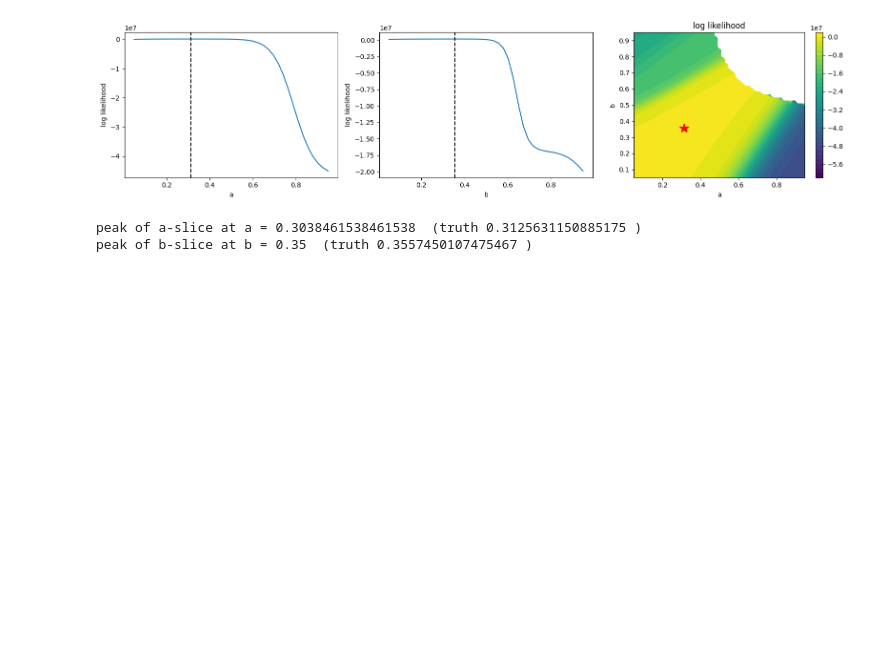
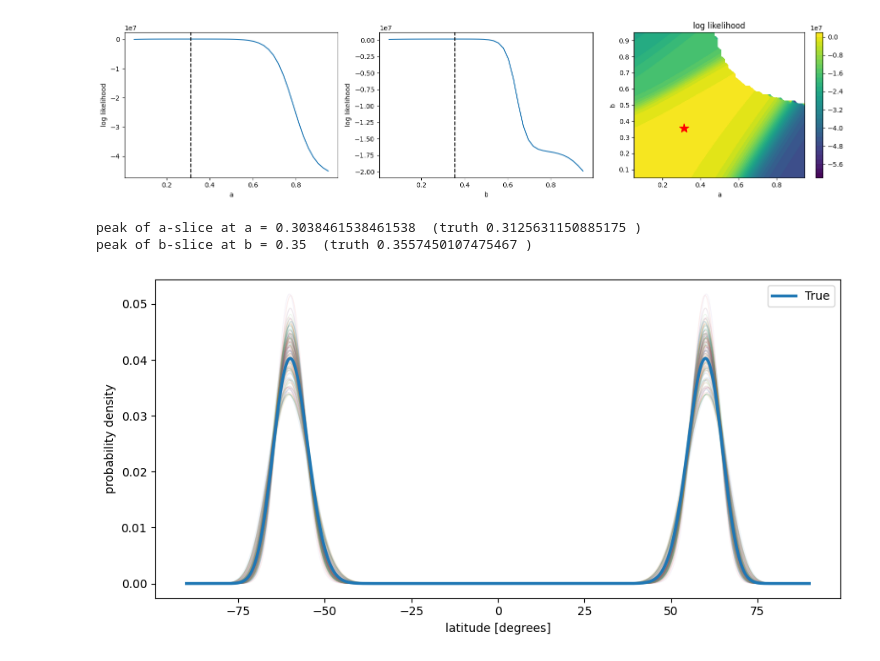
Before and after one commit to farr/StarryStarryProcessJaxoplanet, a Jupyter notebook: inferring_active_lats.ipynb, the cells around one changed output. Cells and saved outputs as stored; diff of their text form; code cells hidden in the pictures; blank space fills up the shorter version.

```diff
--- a/inferring_active_lats.ipynb
+++ b/inferring_active_lats.ipynb
@@ -452,3 +481,36 @@ print("peak of b-slice at b =",grid[np.nanargmax(ll_b)]," (truth",b_true,")")
 [figure]
 peak of a-slice at a = 0.3038461538461538  (truth 0.3125631150885175 )
 peak of b-slice at b = 0.35  (truth 0.3557450107475467 )
+# %%
+from scipy.stats import beta as beta_dist
+
+phi = np.linspace(-90, 90, 1000)
+phi_rad = np.deg2rad(phi)
+x = np.cos(phi_rad)
+
+alpha_post, beta_post = jax.vmap(ab_to_alpha_beta)(samples["a"], samples["b"])
+alpha_post = np.asarray(alpha_post)
+beta_post = np.asarray(beta_post)
+
+alpha_true, beta_true = map(float, ab_to_alpha_beta(a_true, b_true))
+
+jac = 0.5 * np.abs(np.sin(phi_rad)) * np.pi / 180.0
+pdf_true = jac * beta_dist.pdf(x, alpha_true, beta_true)
+
+fig, ax = plt.subplots(figsize=(9, 4.5))
+
+nsamples_plot = min(200, len(alpha_post))
+for alpha, beta in zip(alpha_post[:nsamples_plot], beta_post[:nsamples_plot]):
+    pdf = jac * beta_dist.pdf(x, alpha, beta)
+    ax.plot(phi, pdf, alpha=0.08, lw=0.8)
+
+ax.plot(phi, pdf_true, lw=2.5, label="True")
+
+ax.set_xlabel("latitude [degrees]")
+ax.set_ylabel("probability density")
+ax.legend()
+
+plt.tight_layout()
+plt.show()
+# %% [output]
+[figure, added]
```
Also changed, not shown: parts of 16 cells of this notebook, 1 other file.
